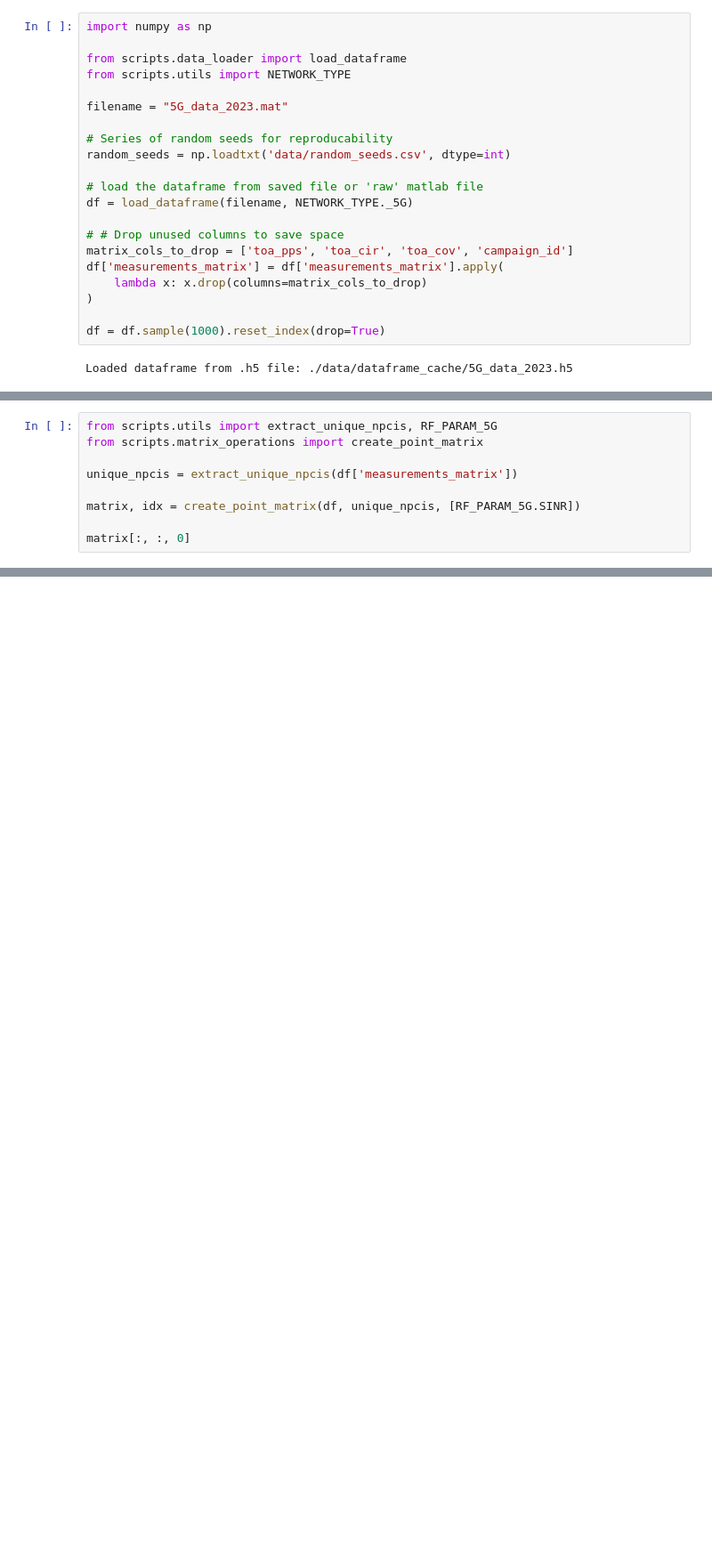
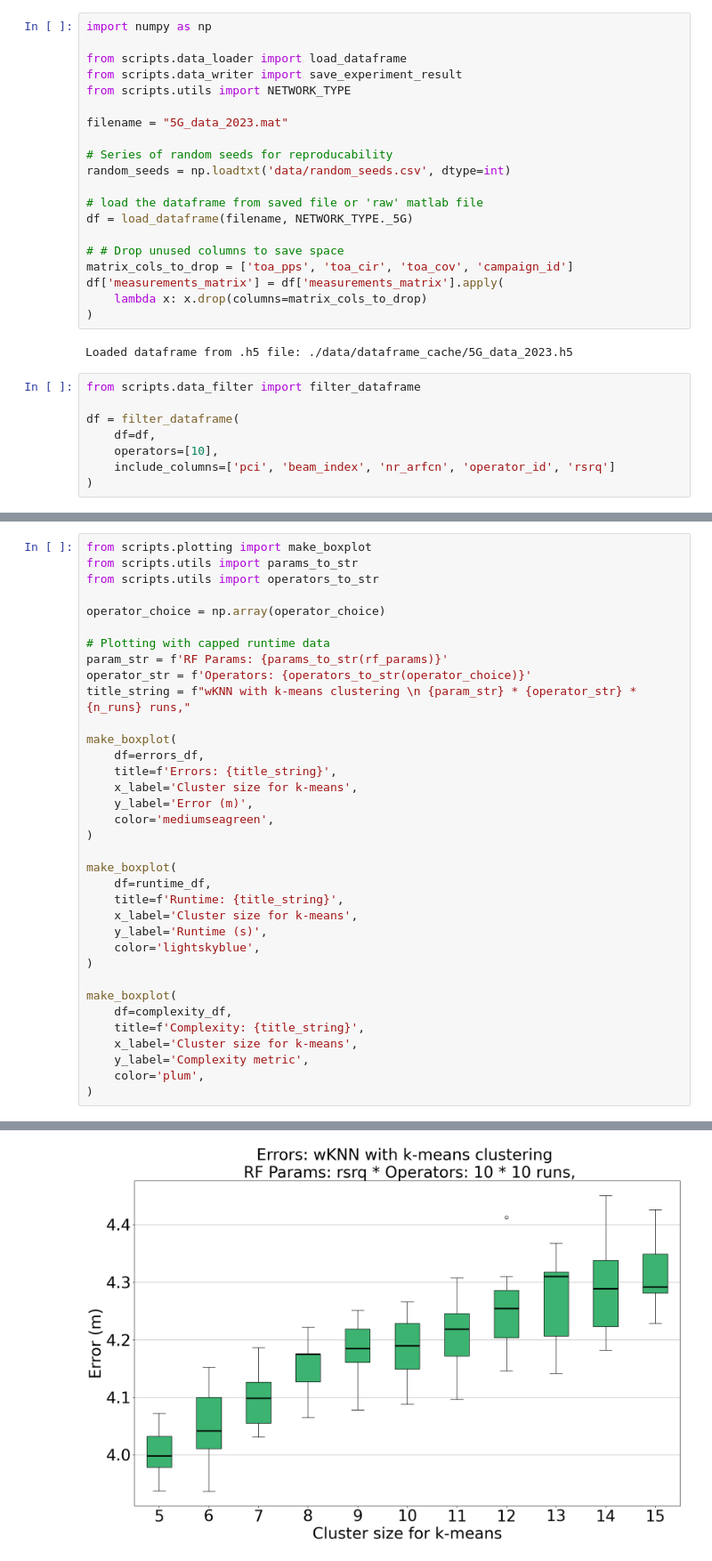
Before and after one commit to Andreas-Espelund/5G_localization, a Jupyter notebook: experiment3.ipynb, the cells around one changed output, grey strips where cells are left out. Shown at 89% size. Cells and saved outputs as stored; diff of their text form; blank space fills up the shorter version.

Commit message:
experiments

```diff
--- a/experiment3.ipynb
+++ b/experiment3.ipynb
@@ -2,6 +2,7 @@
 import numpy as np
 
 from scripts.data_loader import load_dataframe
+from scripts.data_writer import save_experiment_result
 from scripts.utils import NETWORK_TYPE
 
 filename = "5G_data_2023.mat"
@@ -17,8 +18,14 @@ matrix_cols_to_drop = ['toa_pps', 'toa_cir', 'toa_cov', 'campaign_id']
 df['measurements_matrix'] = df['measurements_matrix'].apply(
     lambda x: x.drop(columns=matrix_cols_to_drop)
 )
-
-df = df.sample(1000).reset_index(drop=True)
 # %% [output]
 Loaded dataframe from .h5 file: ./data/dataframe_cache/5G_data_2023.h5
+# %%
+from scripts.data_filter import filter_dataframe
+
+df = filter_dataframe(
+    df=df,
+    operators=[10],
+    include_columns=['pci', 'beam_index', 'nr_arfcn', 'operator_id', 'rsrq']
+)
 # %%
@@ -32,10 +121,36 @@ df = filter_dataframe(
 # %%
-from scripts.utils import extract_unique_npcis, RF_PARAM_5G
-from scripts.matrix_operations import create_point_matrix
+from scripts.plotting import make_boxplot
+from scripts.utils import params_to_str
+from scripts.utils import operators_to_str
 
-unique_npcis = extract_unique_npcis(df['measurements_matrix'])
+operator_choice = np.array(operator_choice)
 
-matrix, idx = create_point_matrix(df, unique_npcis, [RF_PARAM_5G.SINR])
+# Plotting with capped runtime data
+param_str = f'RF Params: {params_to_str(rf_params)}'
+operator_str = f'Operators: {operators_to_str(operator_choice)}'
+title_string = f"wKNN with k-means clustering \n {param_str} * {operator_str} * {n_runs} runs,"
 
-matrix[:, :, 0]
+make_boxplot(
+    df=errors_df,
+    title=f'Errors: {title_string}',
+    x_label='Cluster size for k-means',
+    y_label='Error (m)',
+    color='mediumseagreen',
+)
+
+make_boxplot(
+    df=runtime_df,
+    title=f'Runtime: {title_string}',
+    x_label='Cluster size for k-means',
+    y_label='Runtime (s)',
+    color='lightskyblue',
+)
+
+make_boxplot(
+    df=complexity_df,
+    title=f'Complexity: {title_string}',
+    x_label='Cluster size for k-means',
+    y_label='Complexity metric',
+    color='plum',
+)
 # %% [output]
@@ -54,0 +157 @@ array([[ 17.55      , -25.4       ,  -2.0217945 , ..., -40.        ,
+[figure, added]
```
Also changed, not shown: parts of 3 cells of this notebook, 5 other files.
